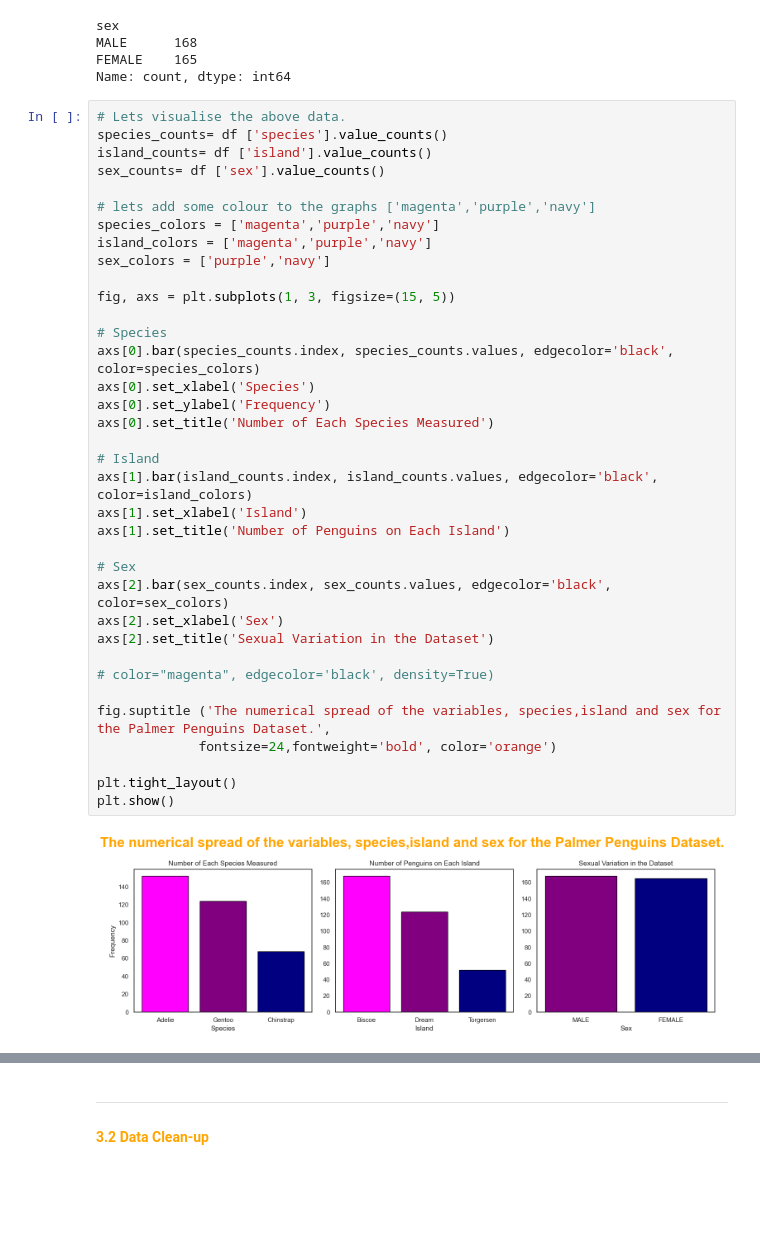
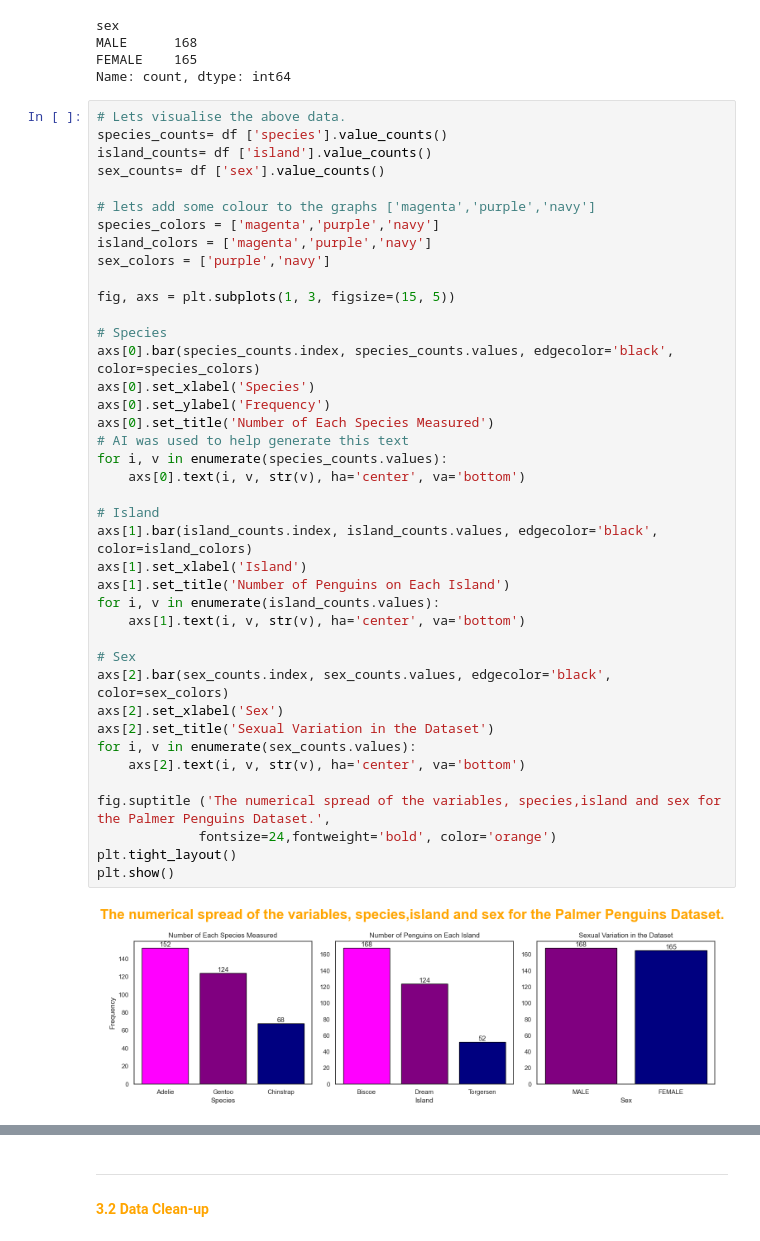
Before and after one commit to Laura6826/PofDA-mywork, a Jupyter notebook: penguins.ipynb, the cells around one changed output, grey strips where cells are left out. Saved outputs shown, nothing was run; the diff lists cells and outputs as text; blank space fills up the shorter version.

Commit message:
Addd values to the bars in the barcharts

```diff
--- a/penguins.ipynb
+++ b/penguins.ipynb
@@ -144,37 +138,41 @@ island_counts= df ['island'].value_counts()
 sex_counts= df ['sex'].value_counts()
 
 # lets add some colour to the graphs ['magenta','purple','navy']
 species_colors = ['magenta','purple','navy']
 island_colors = ['magenta','purple','navy']
 sex_colors = ['purple','navy']
 
 fig, axs = plt.subplots(1, 3, figsize=(15, 5))
 
 # Species
 axs[0].bar(species_counts.index, species_counts.values, edgecolor='black', color=species_colors)
 axs[0].set_xlabel('Species')
 axs[0].set_ylabel('Frequency')
 axs[0].set_title('Number of Each Species Measured')
+# AI was used to help generate this text
+for i, v in enumerate(species_counts.values):
+    axs[0].text(i, v, str(v), ha='center', va='bottom')
 
 # Island
 axs[1].bar(island_counts.index, island_counts.values, edgecolor='black', color=island_colors)
 axs[1].set_xlabel('Island')
 axs[1].set_title('Number of Penguins on Each Island')
+for i, v in enumerate(island_counts.values):
+    axs[1].text(i, v, str(v), ha='center', va='bottom')
 
 # Sex
 axs[2].bar(sex_counts.index, sex_counts.values, edgecolor='black', color=sex_colors)
 axs[2].set_xlabel('Sex')
 axs[2].set_title('Sexual Variation in the Dataset')
-
-# color="magenta", edgecolor='black', density=True)
+for i, v in enumerate(sex_counts.values):
+    axs[2].text(i, v, str(v), ha='center', va='bottom')
 
 fig.suptitle ('The numerical spread of the variables, species,island and sex for the Palmer Penguins Dataset.',
              fontsize=24,fontweight='bold', color='orange')
-
 plt.tight_layout()
 plt.show()
 # %% [output]
-[figure, old version]
+[figure, new version]
 # %% [markdown]
 From the above table, we can see that 344 penguins were analyised for 7 different variables.
 1. Species (152 *Adelie*, 124 *Gentoo* and 68 *Chinstrap*).
```
Also changed, not shown: parts of 3 cells of this notebook.
